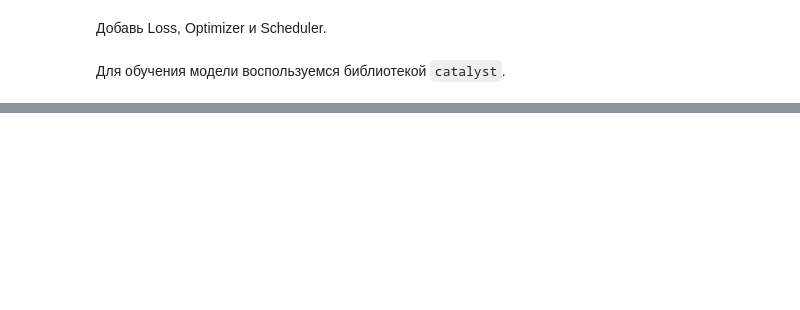
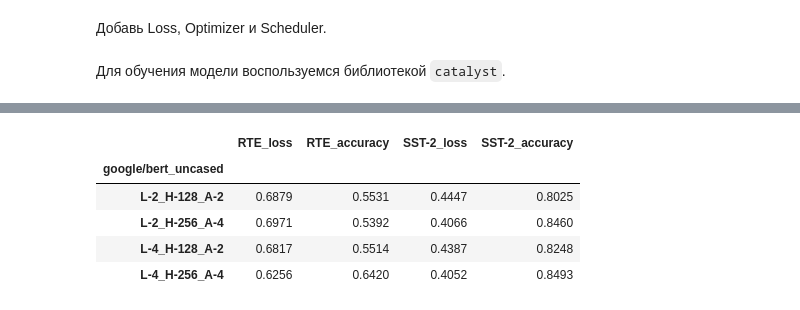
Before and after one commit to mkrvtsv/Neural_Networks_and_CV, a Jupyter notebook: [homework]BERT_01.ipynb, the cells around one changed output, grey strips where cells are left out. Cells and saved outputs as stored; diff of their text form; code cells hidden in the pictures; blank space fills up the shorter version.

```diff
--- a/[homework]BERT_01.ipynb
+++ b/[homework]BERT_01.ipynb
@@ -570,0 +757,16 @@ _base_log  checkpoints  log.txt  test_log  train_log  valid_log
+# %%
+data = {'google/bert_uncased': ['L-2_H-128_A-2', 'L-2_H-256_A-4', 'L-4_H-128_A-2', 'L-4_H-256_A-4'],
+        'RTE_loss': [0.6879, 0.6971, 0.6817, 0.6256],
+        'RTE_accuracy': [0.5531, 0.5392, 0.5514, 0.6420],
+        'SST-2_loss': [0.4447, 0.4066, 0.4387, 0.4052,],
+        'SST-2_accuracy': [0.8025, 0.8460, 0.8248, 0.8493],
+        }
+# %%
+pd.DataFrame(data).set_index('google/bert_uncased')
+# %% [output]
+|  | RTE_loss | RTE_accuracy | SST-2_loss | SST-2_accuracy |
+| google/bert_uncased |  |  |  |  |
+| L-2_H-128_A-2 | 0.6879 | 0.5531 | 0.4447 | 0.8025 |
+| L-2_H-256_A-4 | 0.6971 | 0.5392 | 0.4066 | 0.8460 |
+| L-4_H-128_A-2 | 0.6817 | 0.5514 | 0.4387 | 0.8248 |
+| L-4_H-256_A-4 | 0.6256 | 0.6420 | 0.4052 | 0.8493 |
```
Also changed, not shown: parts of 31 cells of this notebook.
